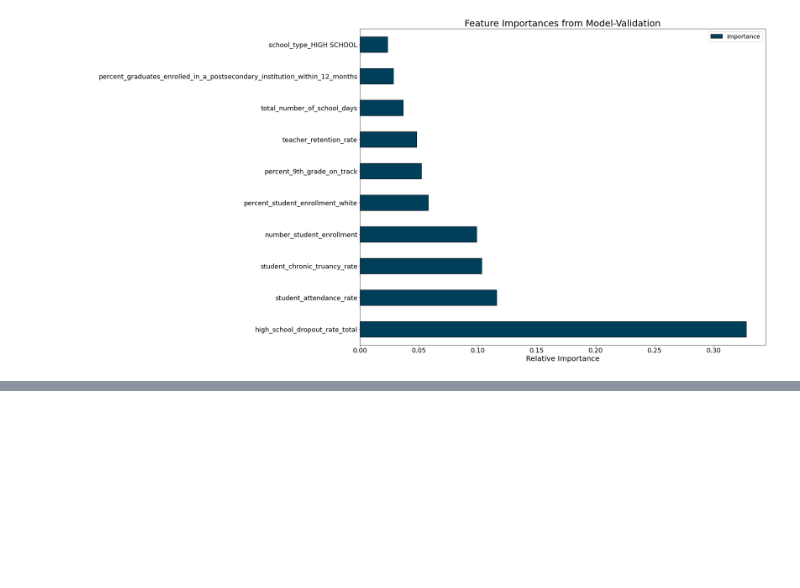
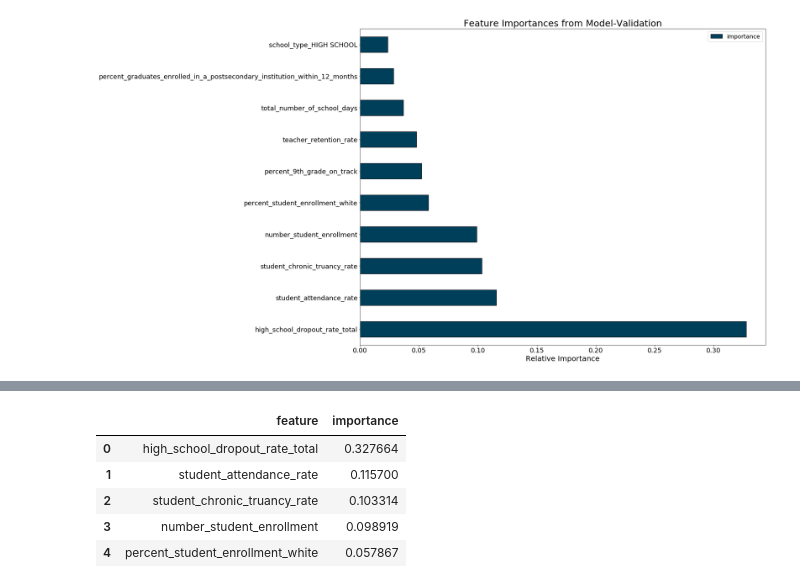
Before and after one commit to dannmorr/predicting-ibse-graduation-rate, a Jupyter notebook: notebooks/exploratory/03_models_parallel.ipynb, the cells around one changed output, grey strips where cells are left out. Drawn from its saved outputs; the diff is of its cells as text; code cells hidden in the pictures; blank space fills up the shorter version.

```diff
--- a/notebooks/exploratory/03_models_parallel.ipynb
+++ b/notebooks/exploratory/03_models_parallel.ipynb
@@ -408,0 +418,22 @@ plt.show();
+# %%
+# Select the best model
+final_model = GradientBoostingRegressor(alpha=0.9, criterion='friedman_mse', init=None,
+                          learning_rate=0.1, loss='ls', max_depth=3,
+                          max_features='log2', max_leaf_nodes=None,
+                          min_impurity_decrease=0.0, min_impurity_split=None,
+                          min_samples_leaf=6, min_samples_split=2,
+                          min_weight_fraction_leaf=0.0, n_estimators=100,
+                          n_iter_no_change=None, presort='auto',
+                          random_state=19, subsample=1.0, tol=0.0001,
+                          validation_fraction=0.1, verbose=0, warm_start=False)
+
+# Train the model
+final_model.fit(X_train_all, y_train)
+
+# Make predictions and evalute
+final_model_pred = final_model.predict(X_test_all)
+final_model_r2 = (r2_score(y_test, final_model_pred))
+adj_r2 = round((1-(1-final_model_r2))*((3403-1)/(3403-22-1)), 3)
+
+# Return the performance metric
+print('Adjusted R-squared on Test Set: = %0.3f' % adj_r2)
@@ -408,0 +455,15 @@ plt.show();
+# %%
+feature_results_2 = pd.DataFrame({'feature': list(X_train_all.columns),
+                                'importance': final_model.feature_importances_})
+
+# Show the top 5 most important
+feature_results_2 = feature_results.sort_values('importance', ascending = False).reset_index(drop=True)
+
+feature_results_2.head()
+# %% [output]
+|  | feature | importance |
+| 0 | high_school_dropout_rate_total | 0.327664 |
+| 1 | student_attendance_rate | 0.115700 |
+| 2 | student_chronic_truancy_rate | 0.103314 |
+| 3 | number_student_enrollment | 0.098919 |
+| 4 | percent_student_enrollment_white | 0.057867 |
```
Also changed, not shown: parts of 14 cells of this notebook, 5 other files.
